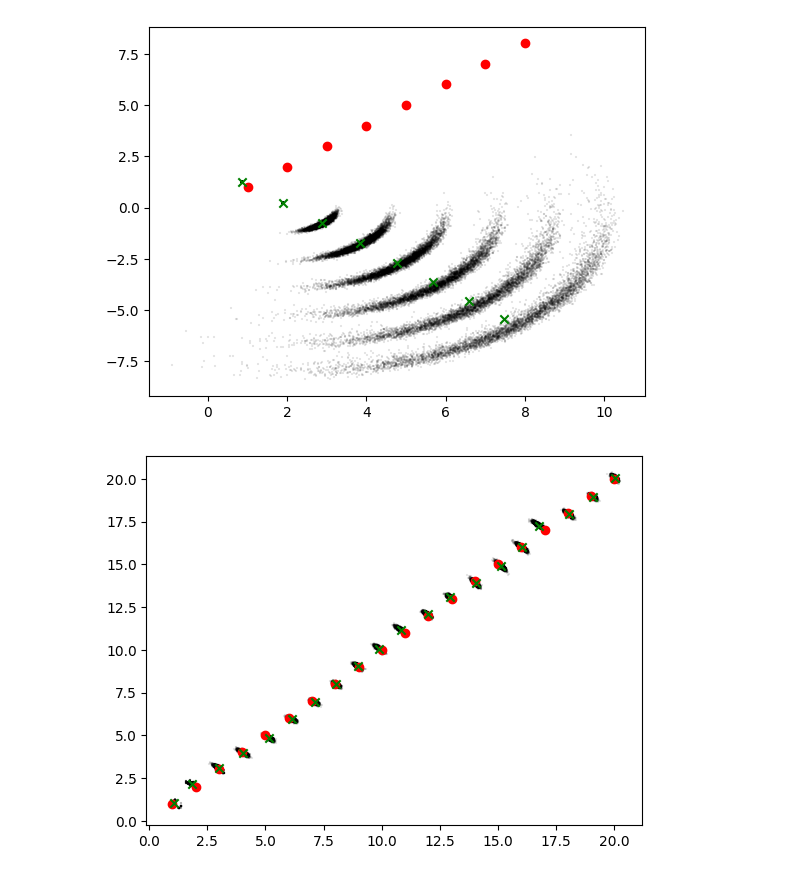
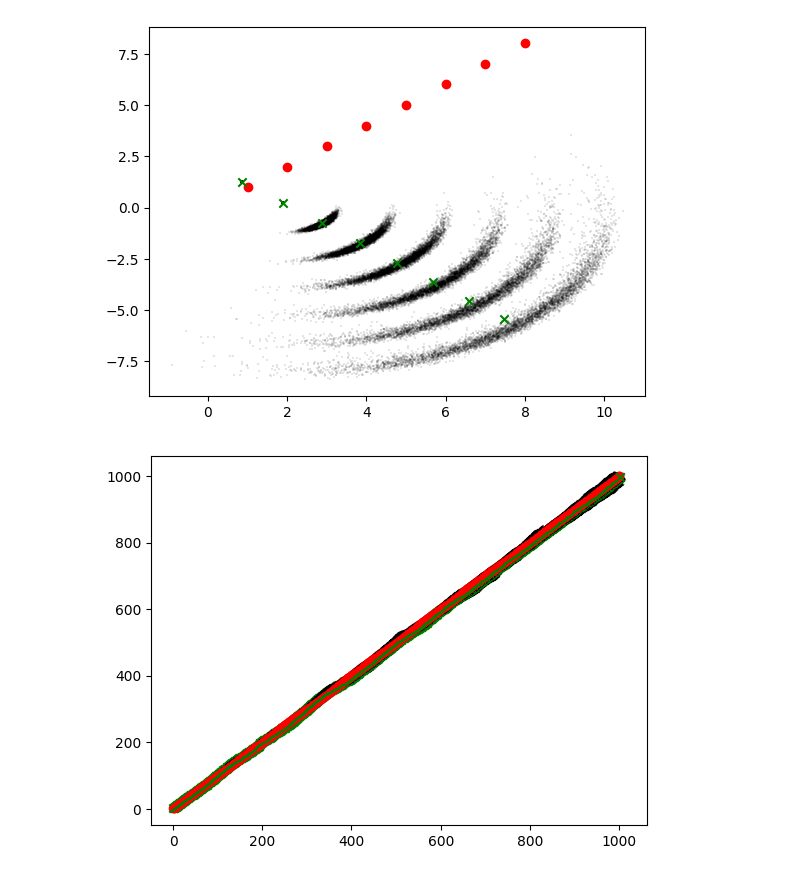
Before and after one commit to changmin-yu/particle-filtering-playground, a Jupyter notebook: notebooks/robot_navigation.ipynb, the cells around one changed output. Saved outputs shown, nothing was run; the diff lists cells and outputs as text; code cells hidden in the pictures.

```diff
--- a/notebooks/robot_navigation.ipynb
+++ b/notebooks/robot_navigation.ipynb
@@ -14,7 +14,7 @@ from evaluations import gaussian_cdf_evaluation
 %load_ext autoreload
 %autoreload 2
 # %%
-true_state_history, estimate_state_history, particle_history = main(seed=2, save_particles=True, num_iters=100)
+true_state_history, estimate_state_history, particle_history, weight_history = main(seed=2, save_particles=True, num_iters=100)
 # %%
 fig, ax = plt.subplots()
 for i in range(100):
@@ -26,4 +26,4 @@ for i in range(100):
 # %%
 # changing the seed corrupts filtering performance
 
-true_state_history, estimate_state_history, particle_history = main(seed=6, save_particles=True)
+true_state_history, estimate_state_history, particle_history, weight_history = main(seed=6, save_particles=True)
@@ -43,9 +41,9 @@ for i in range(8):
 true_state_history, estimate_state_history, particle_history, weight_history = main(seed=6, init="gaussian", save_particles=True, num_iters=200, num_particles=5000)
 # %%
 fig, ax = plt.subplots()
-for i in range(20):
+for i in range(1000):
     ax.scatter(particle_history[i][:, 0], particle_history[i][:, 1], s=1, marker="+", label=str(i), alpha=0.1, color="k")
     ax.scatter(true_state_history[i][0], true_state_history[i][1], color="red")
     ax.scatter(estimate_state_history[i][0][0], estimate_state_history[i][0][1], color="green", marker="x")
 # %% [output]
-[figure, old version]
+[figure, new version]
```
Also changed, not shown: parts of 5 cells of this notebook, 7 other files.
